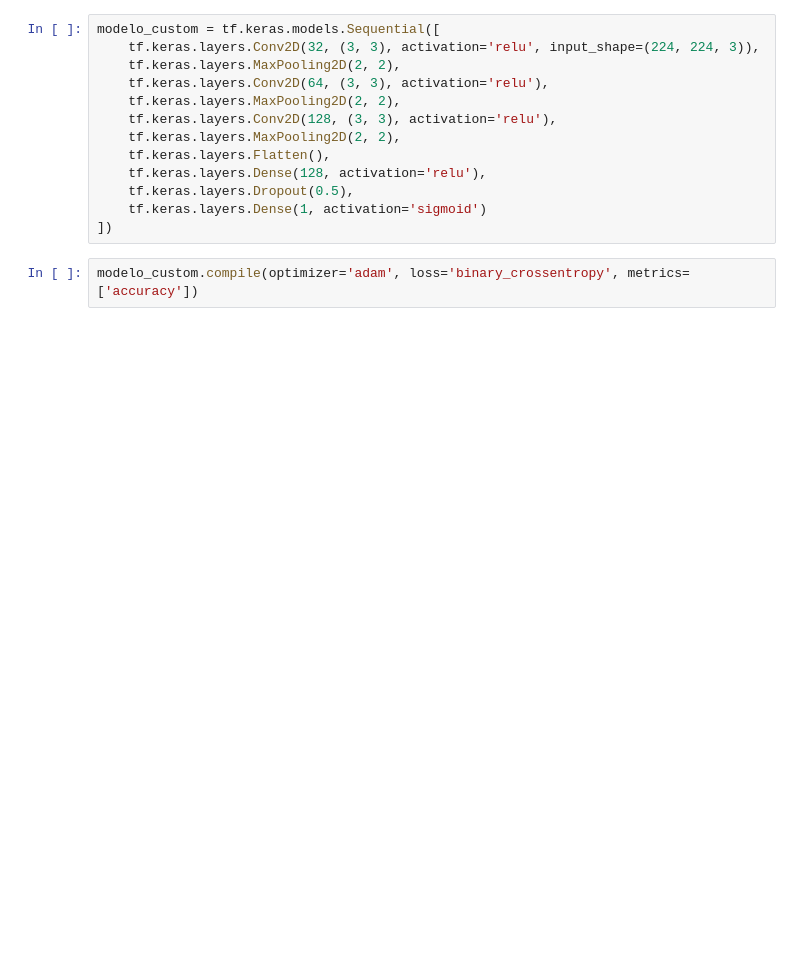
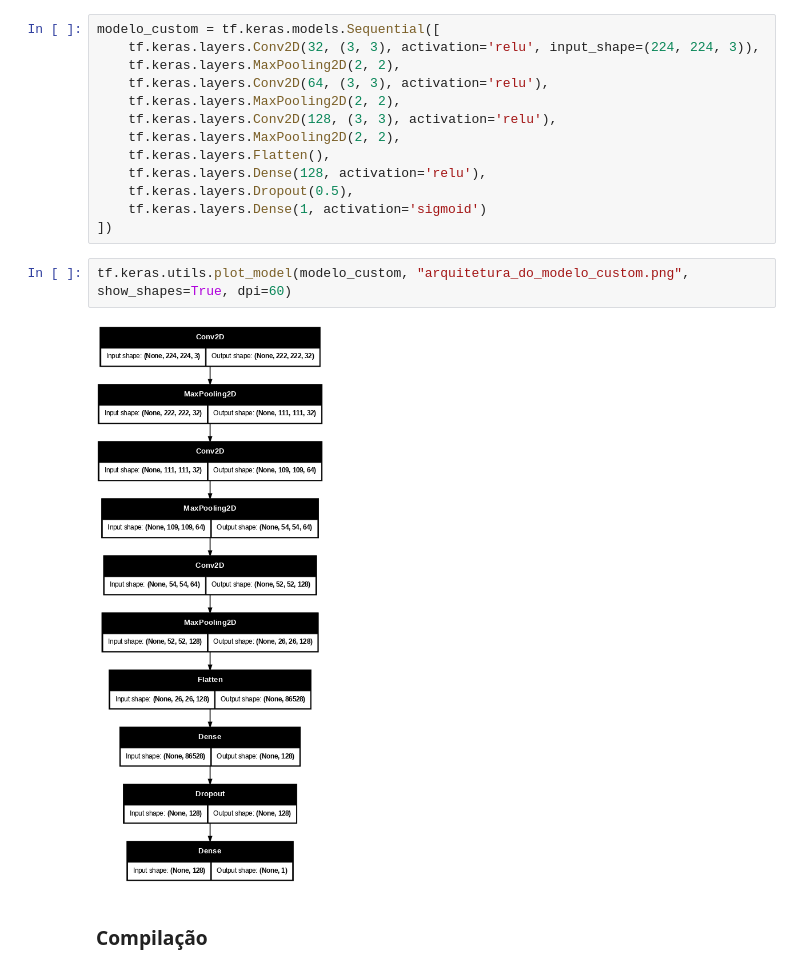
Before and after one commit to isismeira/diagnostico_melanoma_cnns, a Jupyter notebook: melanoma.ipynb, the cells around one changed output. Drawn from its saved outputs; the diff is of its cells as text; blank space fills up the shorter version.

```diff
--- a/melanoma.ipynb
+++ b/melanoma.ipynb
@@ -161,5 +133,9 @@ modelo_custom = tf.keras.models.Sequential([
     tf.keras.layers.Dropout(0.5),
     tf.keras.layers.Dense(1, activation='sigmoid')
 ])
-# %%
-modelo_custom.compile(optimizer='adam', loss='binary_crossentropy', metrics=['accuracy'])
+# %%
+tf.keras.utils.plot_model(modelo_custom, "arquitetura_do_modelo_custom.png", show_shapes=True, dpi=60)
+# %% [output]
+[figure, added]
+# %% [markdown]
+### Compilação
```
Also changed, not shown: parts of 20 cells of this notebook.
